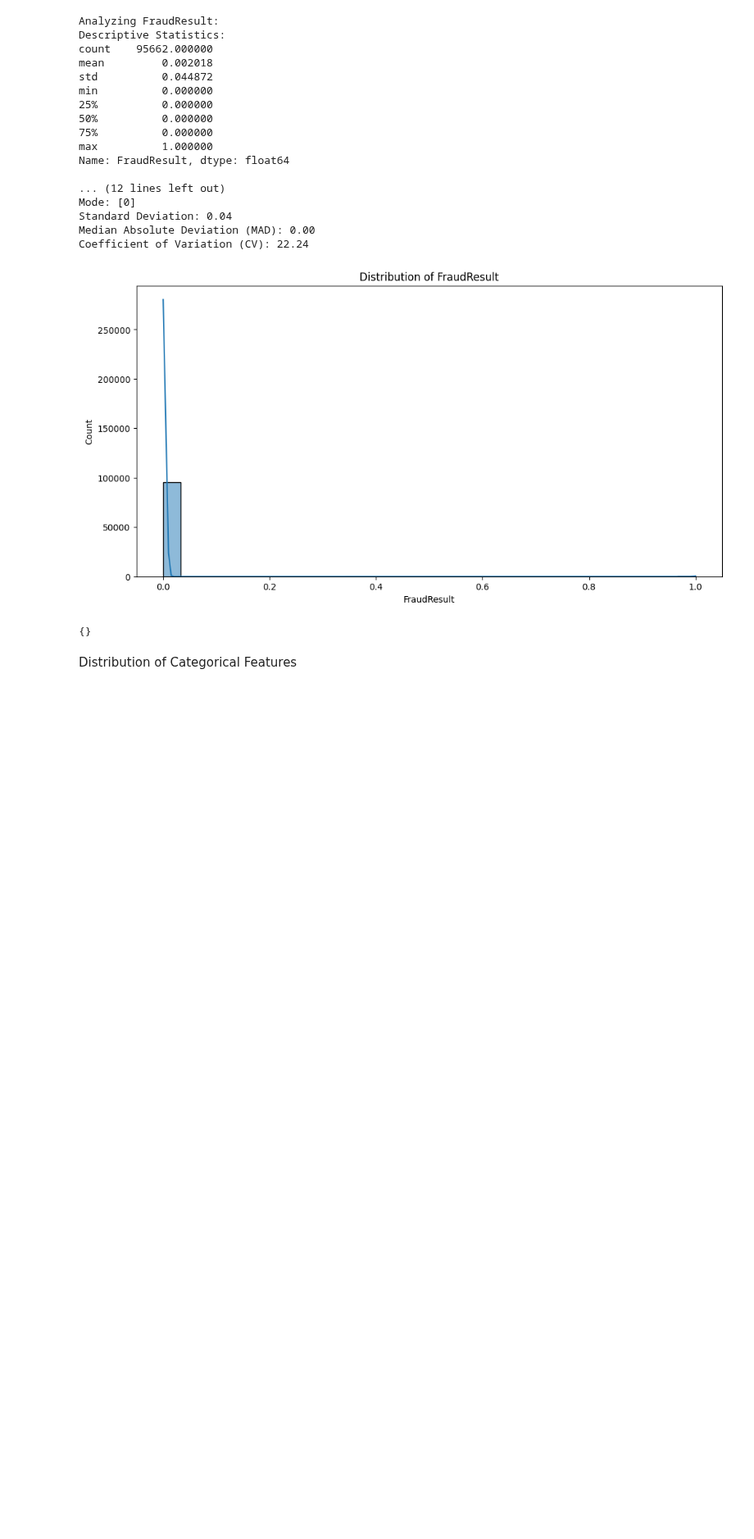
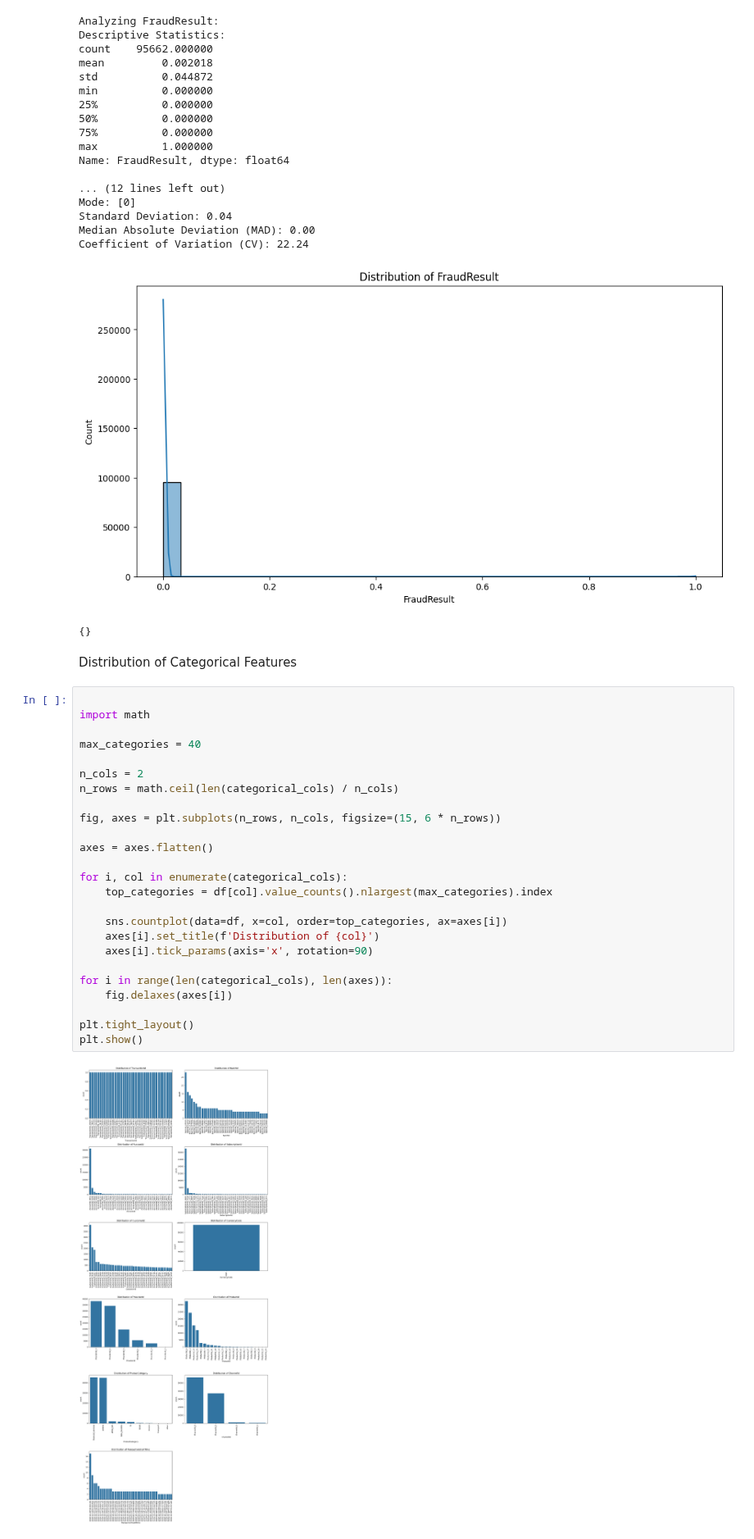
Before and after one commit to Birkity/-Credit-Scoring-Model, a Jupyter notebook: notebooks/task_1.ipynb, the cells around one changed output. Shown at 82% size. Drawn from its saved outputs; the diff is of its cells as text; blank space fills up the shorter version.

Commit message:
Use bar plots to visualize the distribution of categorical variables

```diff
--- a/notebooks/task_1.ipynb
+++ b/notebooks/task_1.ipynb
@@ -221,3 +221,30 @@ Coefficient of Variation (CV): 22.24
 {}
 # %% [markdown]
 Distribution of Categorical Features
+# %%
+
+import math
+
+max_categories = 40
+
+n_cols = 2
+n_rows = math.ceil(len(categorical_cols) / n_cols)
+
+fig, axes = plt.subplots(n_rows, n_cols, figsize=(15, 6 * n_rows))
+
+axes = axes.flatten()
+
+for i, col in enumerate(categorical_cols):
+    top_categories = df[col].value_counts().nlargest(max_categories).index
+
+    sns.countplot(data=df, x=col, order=top_categories, ax=axes[i])
+    axes[i].set_title(f'Distribution of {col}')
+    axes[i].tick_params(axis='x', rotation=90)
+
+for i in range(len(categorical_cols), len(axes)):
+    fig.delaxes(axes[i])
+
+plt.tight_layout()
+plt.show()
+# %% [output]
+[figure, added]
```
